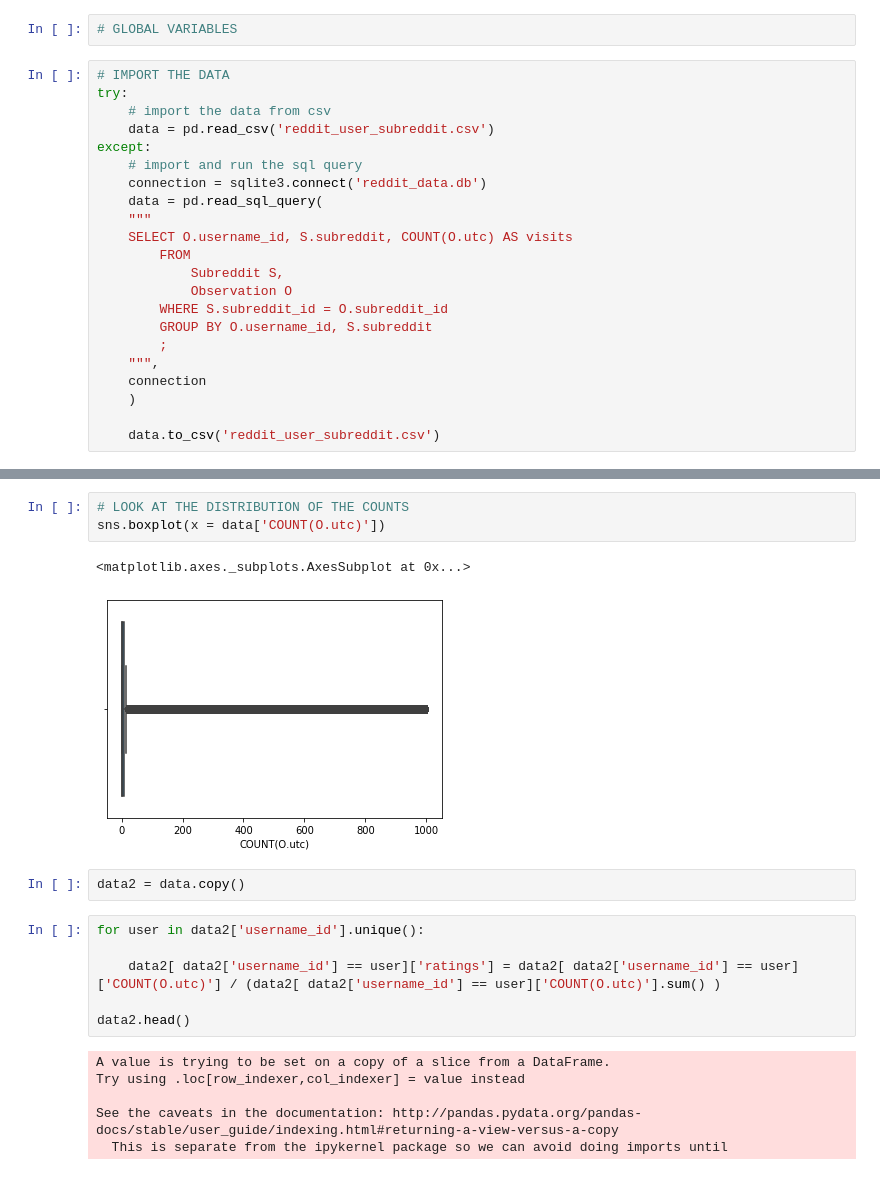
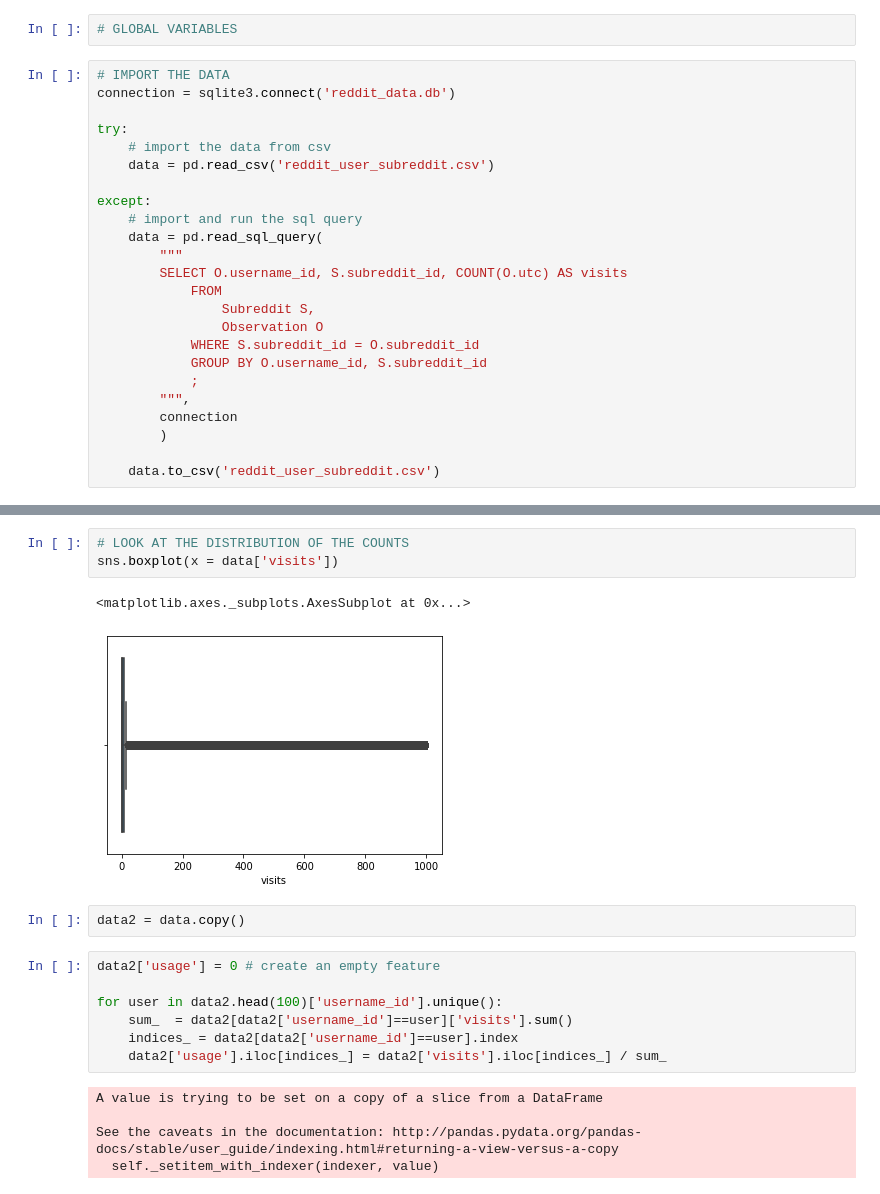
Before and after one commit to sahivy13/Subreddit_Recommender, a Jupyter notebook: data_exploration.ipynb, the cells around one changed output, grey strips where cells are left out. Cells and saved outputs as stored; diff of their text form.

```diff
--- a/data_exploration.ipynb
+++ b/data_exploration.ipynb
@@ -12,23 +12,25 @@ import sqlite3
 # GLOBAL VARIABLES
 # %%
 # IMPORT THE DATA
+connection = sqlite3.connect('reddit_data.db')
+
 try:
     # import the data from csv
     data = pd.read_csv('reddit_user_subreddit.csv')
+
 except:
     # import and run the sql query
-    connection = sqlite3.connect('reddit_data.db')
     data = pd.read_sql_query(
-    """
-    SELECT O.username_id, S.subreddit, COUNT(O.utc) AS visits
-        FROM
-            Subreddit S,
-            Observation O
-        WHERE S.subreddit_id = O.subreddit_id
-        GROUP BY O.username_id, S.subreddit
-        ;
-    """,
-    connection
-    )
+        """
+        SELECT O.username_id, S.subreddit_id, COUNT(O.utc) AS visits
+            FROM
+                Subreddit S,
+                Observation O
+            WHERE S.subreddit_id = O.subreddit_id
+            GROUP BY O.username_id, S.subreddit_id
+            ;
+        """,
+        connection
+        )
 
     data.to_csv('reddit_user_subreddit.csv')
@@ -98,20 +108,20 @@ dtype('O')
 # %%
 # LOOK AT THE DISTRIBUTION OF THE COUNTS
-sns.boxplot(x = data['COUNT(O.utc)'])
+sns.boxplot(x = data['visits'])
 # %% [output]
 <matplotlib.axes._subplots.AxesSubplot at 0x...>
-[figure, old version]
+[figure, new version]
 # %%
 data2 = data.copy()
 # %%
-for user in data2['username_id'].unique():
+data2['usage'] = 0 # create an empty feature
 
-    data2[ data2['username_id'] == user]['ratings'] = data2[ data2['username_id'] == user]['COUNT(O.utc)'] / (data2[ data2['username_id'] == user]['COUNT(O.utc)'].sum() )
-
-data2.head()
+for user in data2.head(100)['username_id'].unique():
+    sum_  = data2[data2['username_id']==user]['visits'].sum()
+    indices_ = data2[data2['username_id']==user].index
+    data2['usage'].iloc[indices_] = data2['visits'].iloc[indices_] / sum_
 # %% [output]
-A value is trying to be set on a copy of a slice from a DataFrame.
-Try using .loc[row_indexer,col_indexer] = value instead
+A value is trying to be set on a copy of a slice from a DataFrame
 
 See the caveats in the documentation: http://pandas.pydata.org/pandas-docs/stable/user_guide/indexing.html#returning-a-view-versus-a-copy
-  This is separate from the ipykernel package so we can avoid doing imports until
+  self._setitem_with_indexer(indexer, value)
```
Also changed, not shown: parts of 22 cells of this notebook, 1 other file.
